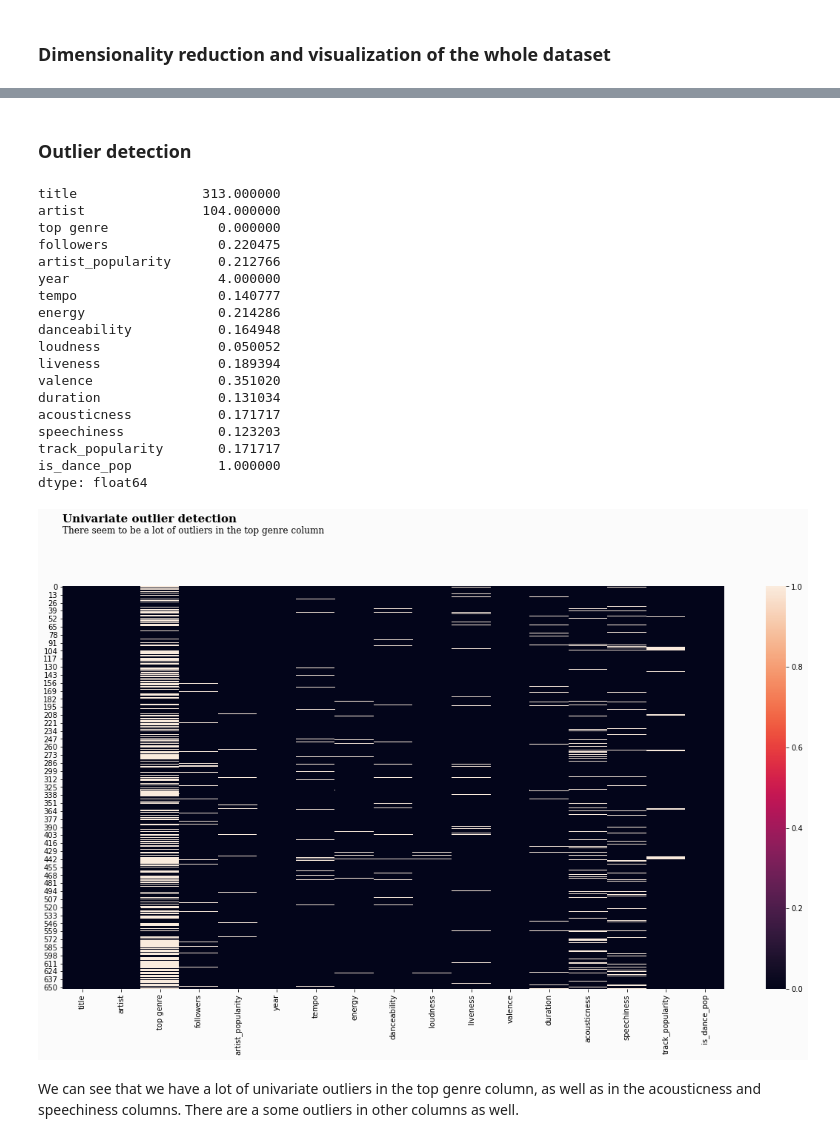
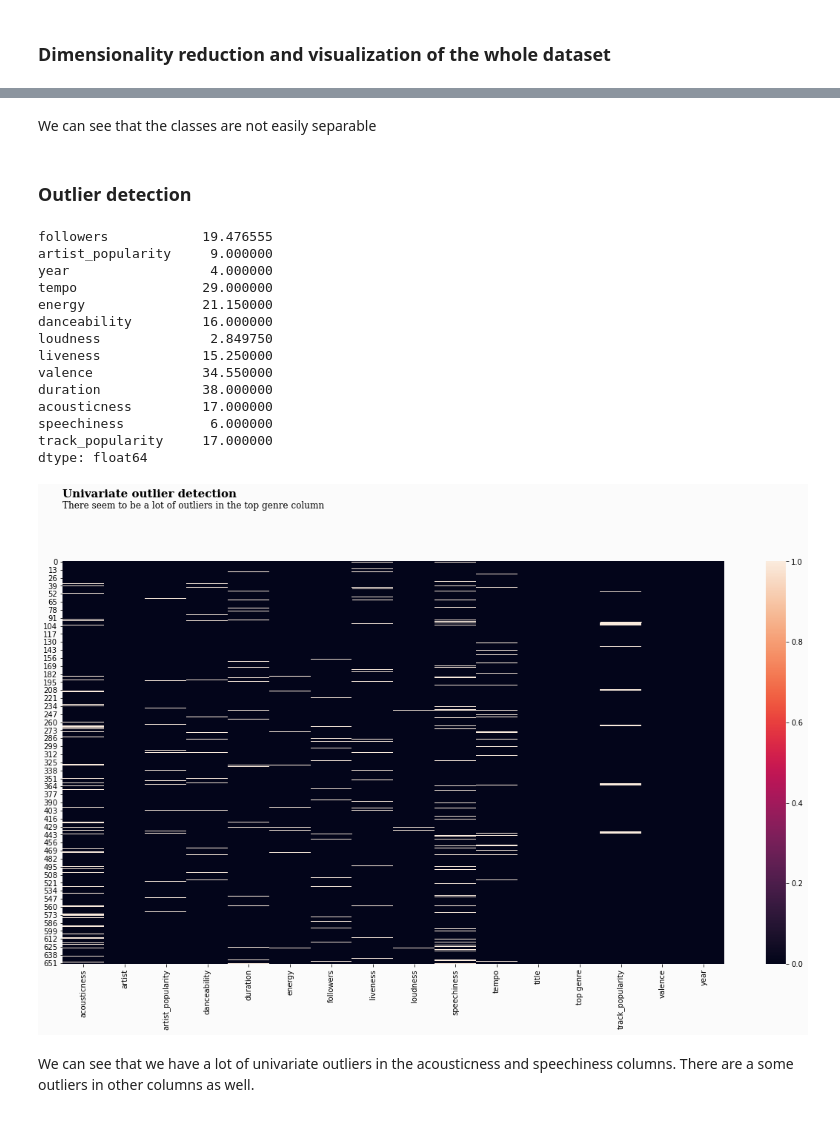
Before and after one commit to MilenaTrajanoska/spotify_top_tracks_analysis, a Jupyter notebook: eda_and_data_preprocessing/eda_spotify_top_tracks.ipynb, the cells around one changed output, grey strips where cells are left out. Drawn from its saved outputs; the diff is of its cells as text; code cells hidden in the pictures.

```diff
--- a/eda_and_data_preprocessing/eda_spotify_top_tracks.ipynb
+++ b/eda_and_data_preprocessing/eda_spotify_top_tracks.ipynb
@@ -381,0 +398,4 @@ for i, feature in enumerate(['followers','artist_popularity', 'track_popularity'
+# %%
+data_all_genres.loc[data_all_genres.year == 2020, "acousticness"] = data_all_genres.loc[data_all_genres.year == 2020, "acousticness"]*100
+# %%
+data_all_genres.loc[data_all_genres.year == 2020, "speechiness"] = data_all_genres.loc[data_all_genres.year == 2020, "speechiness"]*100
@@ -381,0 +478,3 @@ for i, feature in enumerate(['followers','artist_popularity', 'track_popularity'
+# %%
+data_all_genres.drop(442, inplace=True)
+data_all_genres.to_csv('../data/final_spotify_tracks.csv')
@@ -452,40 +569,38 @@ plt.show()
+# %% [markdown]
+We can see that the classes are not easily separable
 # %% [markdown]
 <h3>Outlier detection</h3>
 # %%
-Q1 = data.quantile(0.25)
-Q3 = data.quantile(0.75)
+Q1 = data_all_genres.quantile(0.25)
+Q3 = data_all_genres.quantile(0.75)
 IQR = Q3 - Q1
 print(IQR)
 # %% [output]
-title                313.000000
-artist               104.000000
-top genre              0.000000
-followers              0.220475
-artist_popularity      0.212766
-year                   4.000000
-tempo                  0.140777
-energy                 0.214286
-danceability           0.164948
-loudness               0.050052
-liveness               0.189394
-valence                0.351020
-duration               0.131034
-acousticness           0.171717
-speechiness            0.123203
-track_popularity       0.171717
-is_dance_pop           1.000000
+followers            19.476555
+artist_popularity     9.000000
+year                  4.000000
+tempo                29.000000
+energy               21.150000
+danceability         16.000000
+loudness              2.849750
+liveness             15.250000
+valence              34.550000
+duration             38.000000
+acousticness         17.000000
+speechiness           6.000000
+track_popularity     17.000000
 dtype: float64
 # %%
 fig = plt.figure(figsize=(20, 10), facecolor="#fbfbfb")
 fig.text(0.125,1.0,'Univariate outlier detection', fontfamily='serif',fontsize=15, fontweight='bold')
 fig.text(0.125,0.98,'There seem to be a lot of outliers in the top genre column',fontfamily='serif',fontsize=12)
 
-sns.heatmap(((data < (Q1 - 1.5 * IQR)) | (data > (Q3 + 1.5 * IQR))), ax=plt.gca())
+sns.heatmap(((data_all_genres < (Q1 - 1.5 * IQR)) | (data_all_genres > (Q3 + 1.5 * IQR))), ax=plt.gca())
 plt.show()
 # %% [output]
-[figure, old version]
+[figure, new version]
 # %% [markdown]
-<p>We can see that we have a lot of univariate outliers in the top genre column, as well as in the acousticness and speechiness columns. There are a some outliers in other columns as well. </p>
+<p>We can see that we have a lot of univariate outliers in the acousticness and speechiness columns. There are a some outliers in other columns as well. </p>
 # %%
 fig = plt.figure(figsize=(10, 10), facecolor="#fbfbfb")
 fig.text(0.125,1.0,'Scatter plot of acousticness and speechiness for multivariate outlier detection', fontfamily='serif',fontsize=15, fontweight='bold')
```
Also changed, not shown: parts of 80 cells of this notebook, 5 other files.
